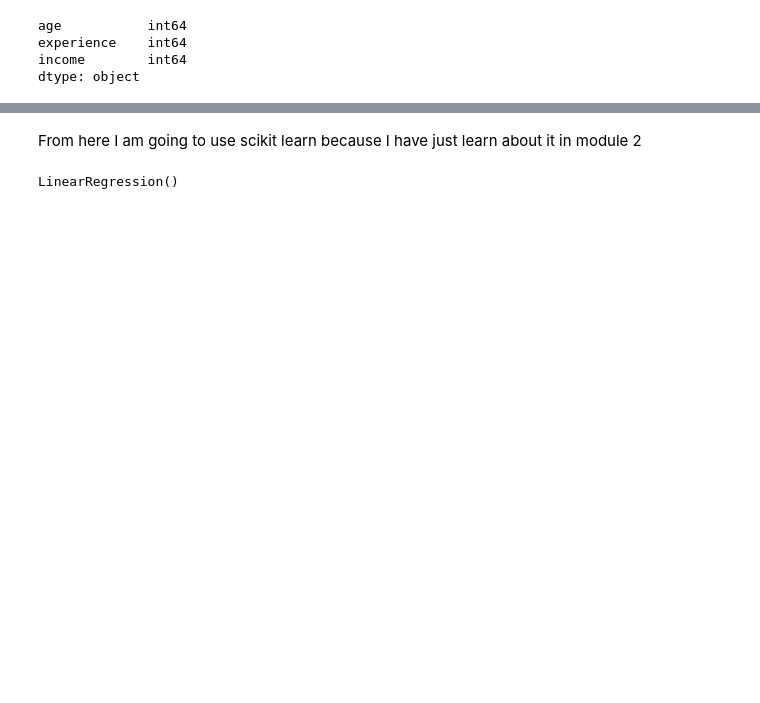
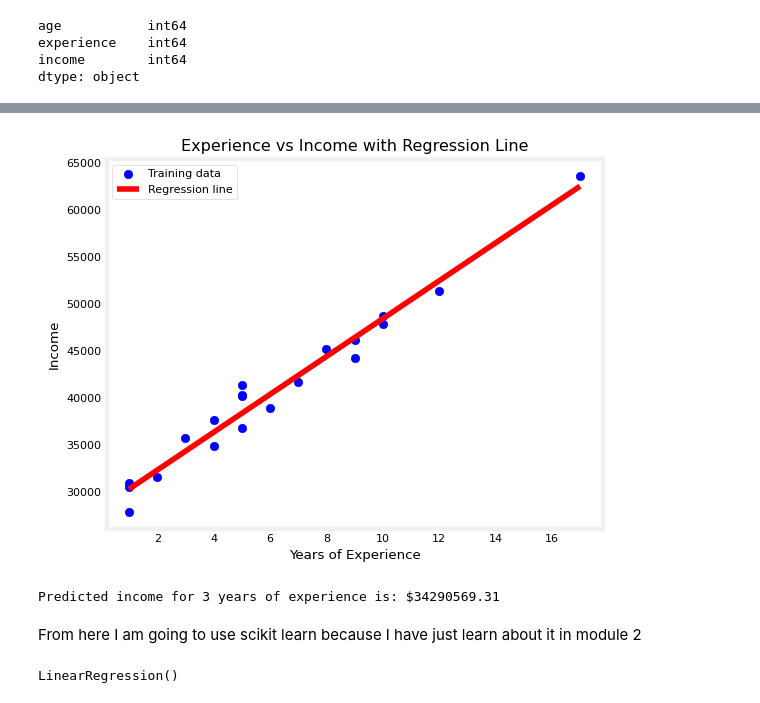
Before and after one commit to speedyankit/Income_prediction, a Jupyter notebook: main.ipynb, the cells around one changed output, grey strips where cells are left out. Drawn from its saved outputs; the diff is of its cells as text; code cells hidden in the pictures; blank space fills up the shorter version.

```diff
--- a/main.ipynb
+++ b/main.ipynb
@@ -37,3 +142,30 @@ plt.show()
+# %%
+x_vals = np.array([x_train.min(), x_train.max()])
+
+y_vals = w_final * x_vals + b_final
+
+# plot original data points
+plt.scatter(x_train, y_train, color='blue', label='Training data')
+
+# Plot regression line
+plt.plot(x_vals, y_vals, color='red', label='Regression line')
+
+plt.xlabel('Years of Experience')
+plt.ylabel('Income')
+plt.title('Experience vs Income with Regression Line')
+plt.legend()
+
+plt.show()
+# %% [output]
+[figure, added]
+# %%
+# Example: Predict income for someone with 5 years of experience
+experience_new = 3
+predicted_income = w_final * experience_new + b_final
+
+print(f"Predicted income for {experience_new} years of experience is: ${predicted_income*1000:.2f}")
+# %% [output]
+Predicted income for 3 years of experience is: $34290569.31
 # %% [markdown]
 From here I am going to use scikit learn because I have just learn about it in module 2
 # %%
```
Also changed, not shown: parts of 10 cells of this notebook.
